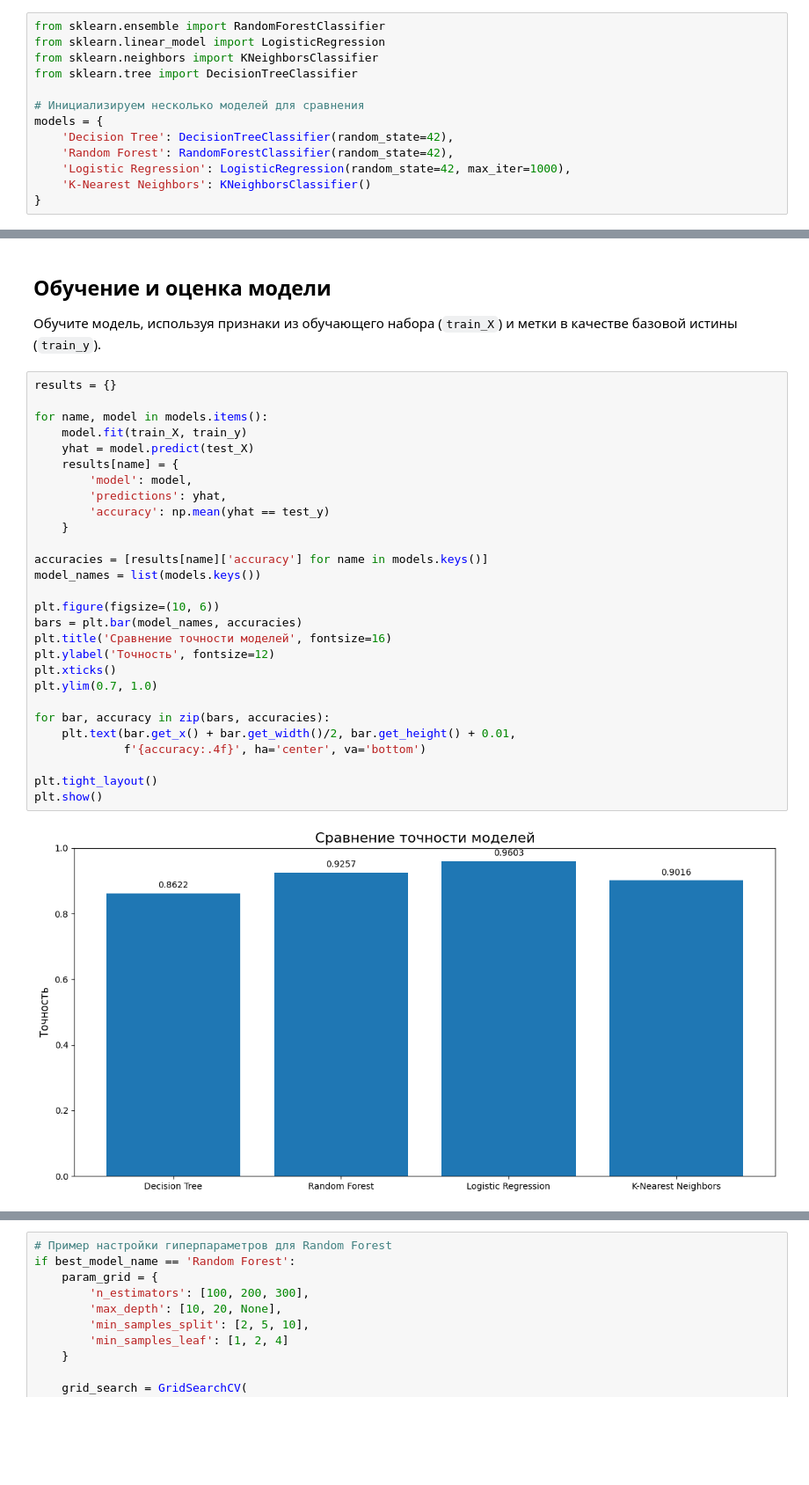
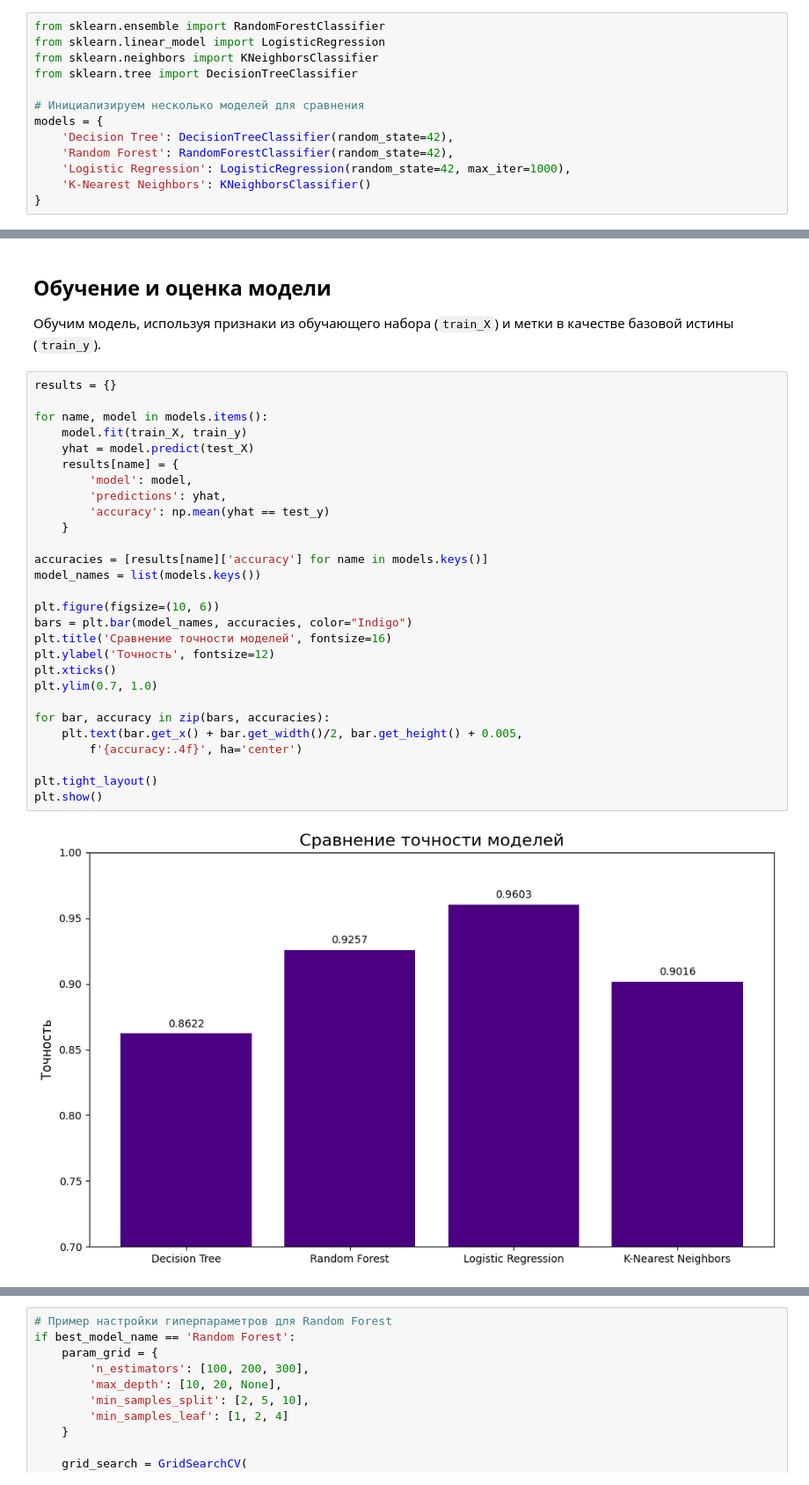
Before and after one commit to n-sukhov/ITMO-courses, a Jupyter notebook: Applied AI/Lab_1/СуховНМ_лр_1.ipynb, the cells around one changed output, grey strips where cells are left out. Shown at 88% size. Cells and saved outputs as stored; diff of their text form; blank space fills up the shorter version.

```diff
--- a/Applied AI/Lab_1/СуховНМ_лр_1.ipynb
+++ b/Applied AI/Lab_1/СуховНМ_лр_1.ipynb
@@ -178,34 +177,34 @@ models = {
 # %% [markdown]
 ## Обучение и оценка модели
 
-Обучите модель, используя признаки из обучающего набора (`train_X`) и метки в качестве базовой истины (`train_y`).
+Обучим модель, используя признаки из обучающего набора (`train_X`) и метки в качестве базовой истины (`train_y`).
 # %%
 results = {}
 
 for name, model in models.items():
     model.fit(train_X, train_y)
     yhat = model.predict(test_X)
     results[name] = {
         'model': model,
         'predictions': yhat,
         'accuracy': np.mean(yhat == test_y)
     }
 
 accuracies = [results[name]['accuracy'] for name in models.keys()]
 model_names = list(models.keys())
 
 plt.figure(figsize=(10, 6))
-bars = plt.bar(model_names, accuracies)
+bars = plt.bar(model_names, accuracies, color="Indigo")
 plt.title('Сравнение точности моделей', fontsize=16)
 plt.ylabel('Точность', fontsize=12)
 plt.xticks()
 plt.ylim(0.7, 1.0)
 
 for bar, accuracy in zip(bars, accuracies):
-    plt.text(bar.get_x() + bar.get_width()/2, bar.get_height() + 0.01,
-             f'{accuracy:.4f}', ha='center', va='bottom')
+    plt.text(bar.get_x() + bar.get_width()/2, bar.get_height() + 0.005,
+        f'{accuracy:.4f}', ha='center')
 
 plt.tight_layout()
 plt.show()
 # %% [output]
-[figure, old version]
+[figure, new version]
```
Also changed, not shown: parts of 4 cells of this notebook.
